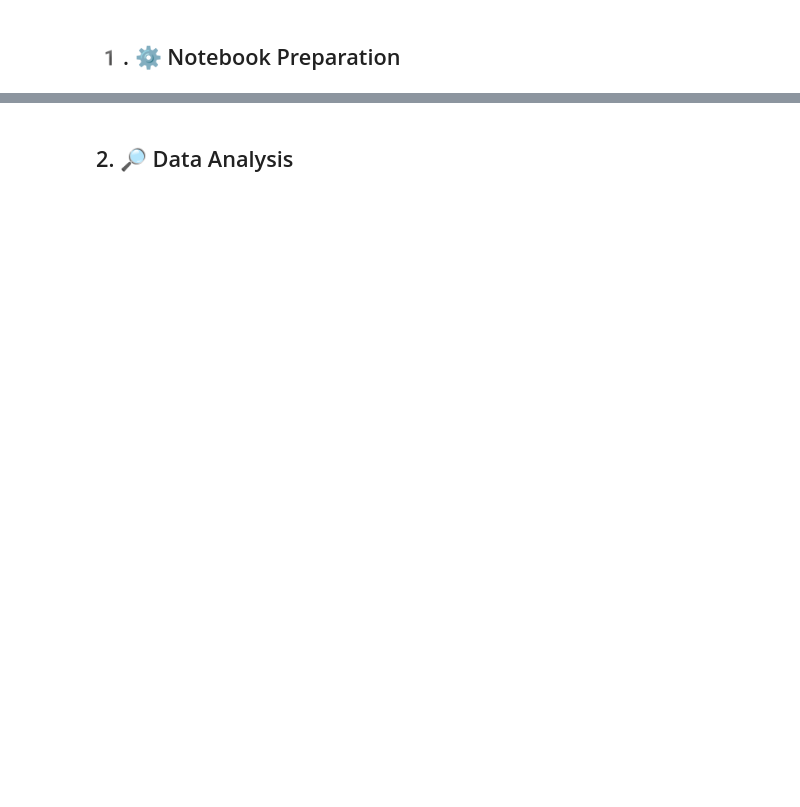
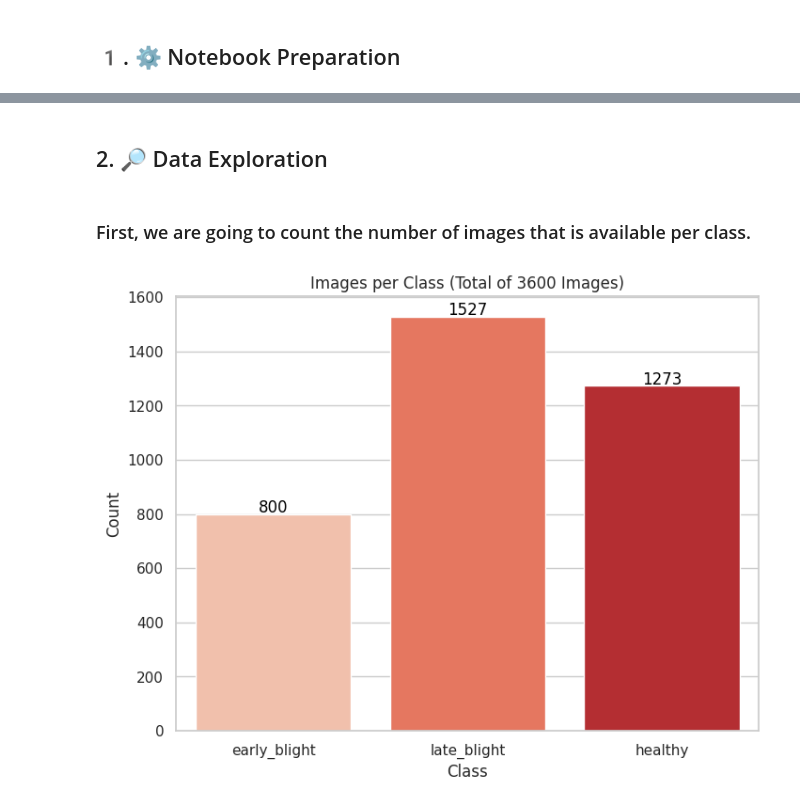
Before and after one commit to Kaaykun/TomatoLeafDisease, a Jupyter notebook: notebooks/TomatoLeafDisease.ipynb, the cells around one changed output, grey strips where cells are left out. Cells and saved outputs as stored; diff of their text form; code cells hidden in the pictures; blank space fills up the shorter version.

Commit message:
Completed data exploration

```diff
--- a/notebooks/TomatoLeafDisease.ipynb
+++ b/notebooks/TomatoLeafDisease.ipynb
@@ -133,4 +146,43 @@ for class_folder in os.listdir(RAW_PATH):
             dest_file = os.path.join(dest_test_folder, file)
             shutil.copy(source_file, dest_file)
 # %% [markdown]
-## 2. 🔎 Data Analysis ##
+## 2. 🔎 Data Exploration ##
+# %% [markdown]
+### First, we are going to count the number of images that is available per class.
+# %%
+classes = ['early_blight', 'late_blight', 'healthy']
+class_counts = {}
+
+# Count images per class
+for class_name in classes:
+    class_path = os.path.join(RAW_PATH, class_name)
+    class_counts[class_name] = len(os.listdir(class_path))
+
+# Count total images
+total_count = sum(class_counts.values())
+
+# Create plotable dict
+data = {
+    'Class': list(class_counts.keys()),
+    'Count': list(class_counts.values())
+}
+
+# Visualize counts
+sns.set(style="whitegrid")
+plt.figure(figsize=(8, 6))
+
+ax = sns.barplot(x='Class', y='Count', data=data, palette="Reds")
+
+for p in ax.patches:
+    ax.annotate(f'{int(p.get_height())}',
+                (p.get_x() + p.get_width() / 2., p.get_height()),
+                ha='center', va='center', fontsize=12, color='black', xytext=(0, 5),
+                textcoords='offset points')
+
+ax.set_title(f'Images per Class (Total of {total_count} Images)')
+ax.set_xlabel('Class')
+ax.set_ylabel('Count')
+
+plt.show()
+# %% [output]
+[figure, added]
```
Also changed, not shown: parts of 8 cells of this notebook.
